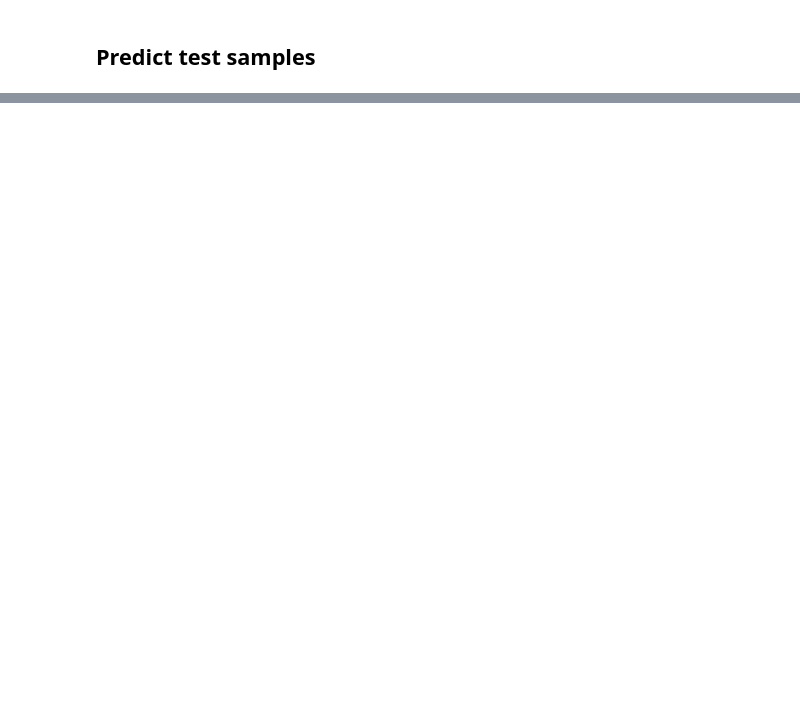
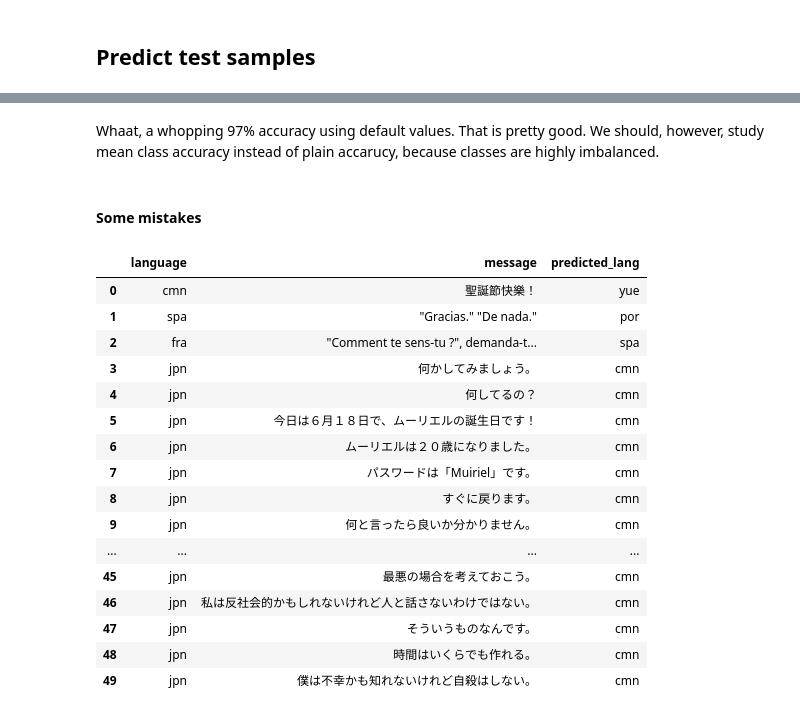
Before and after one commit to futurice/language_detection_in_spark, a Jupyter notebook: 03_Detect_language.ipynb, the cells around one changed output, grey strips where cells are left out. Cells and saved outputs as stored; diff of their text form; code cells hidden in the pictures; blank space fills up the shorter version.

```diff
--- a/03_Detect_language.ipynb
+++ b/03_Detect_language.ipynb
@@ -136,0 +125,24 @@ only showing top 100 rows
+# %% [markdown]
+Whaat, a whopping 97% accuracy using default values. That is pretty good. We should, however, study mean class accuracy instead of plain accarucy, because classes are highly imbalanced.
+# %% [markdown]
+#### Some mistakes
+# %%
+test.where("language != predicted_lang").limit(50).toPandas()
+# %% [output]
+|  | language | message | predicted_lang |
+| 0 | cmn | 聖誕節快樂！ | yue |
+| 1 | spa | "Gracias." "De nada." | por |
+| 2 | fra | "Comment te sens-tu ?", demanda-t... | spa |
+| 3 | jpn | 何かしてみましょう。 | cmn |
+| 4 | jpn | 何してるの？ | cmn |
+| 5 | jpn | 今日は６月１８日で、ムーリエルの誕生日です！ | cmn |
+| 6 | jpn | ムーリエルは２０歳になりました。 | cmn |
+| 7 | jpn | パスワードは「Muiriel」です。 | cmn |
+| 8 | jpn | すぐに戻ります。 | cmn |
+| 9 | jpn | 何と言ったら良いか分かりません。 | cmn |
+| ... | ... | ... | ... |
+| 45 | jpn | 最悪の場合を考えておこう。 | cmn |
+| 46 | jpn | 私は反社会的かもしれないけれど人と話さないわけではない。 | cmn |
+| 47 | jpn | そういうものなんです。 | cmn |
+| 48 | jpn | 時間はいくらでも作れる。 | cmn |
+| 49 | jpn | 僕は不幸かも知れないけれど自殺はしない。 | cmn |
```
Also changed, not shown: parts of 16 cells of this notebook, 3 other files.
